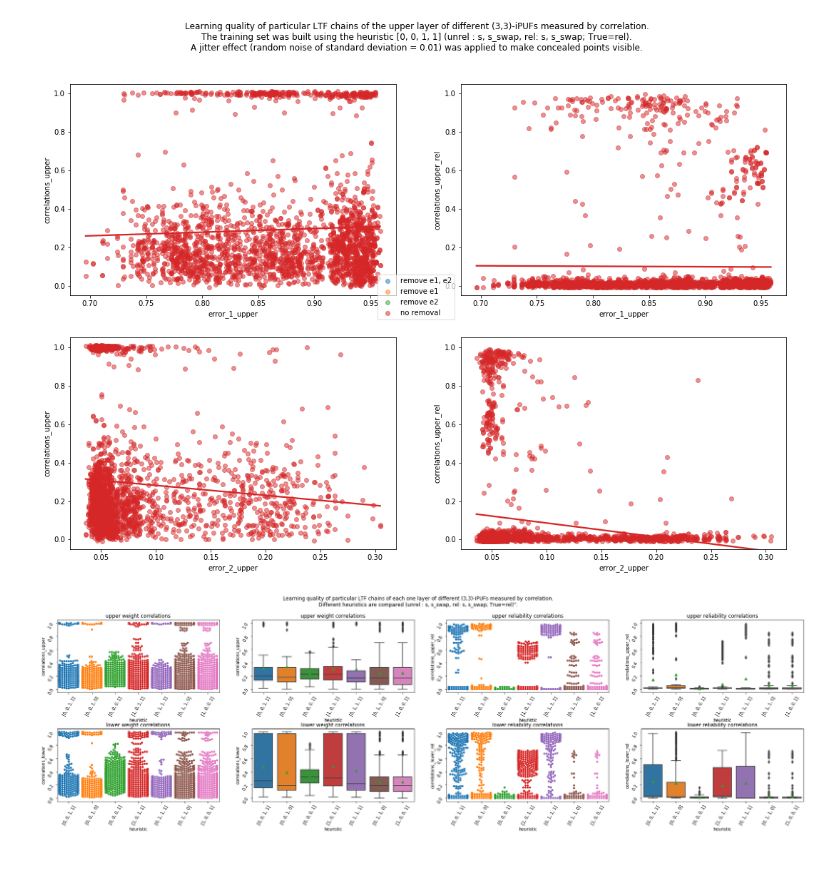
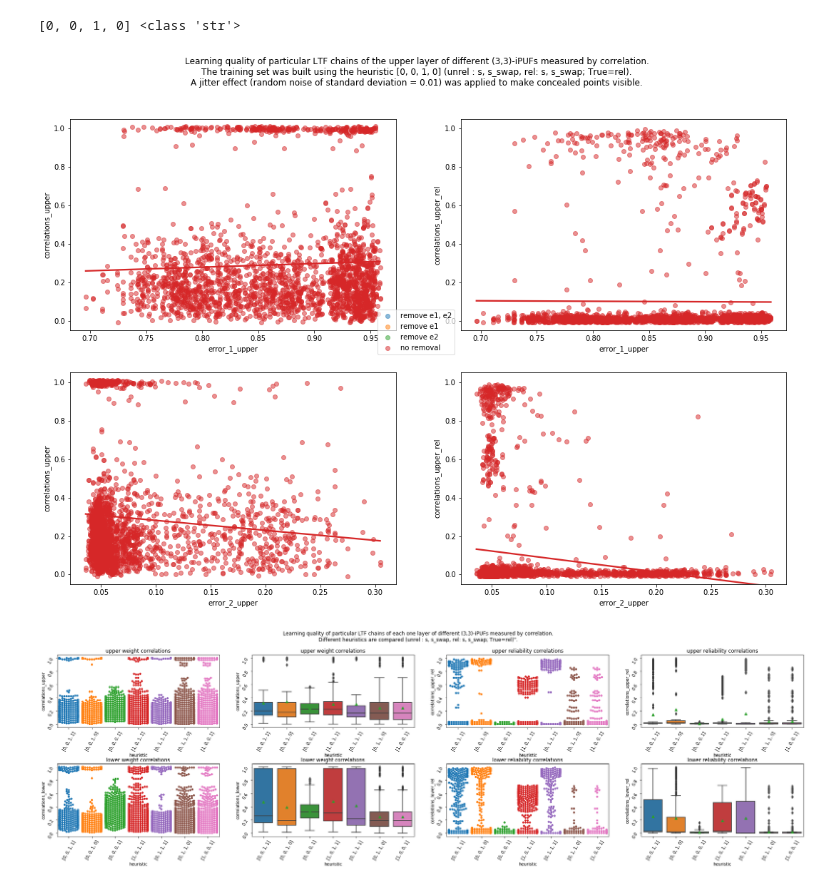
Before and after one commit to nils-wisiol/pypuf, a Jupyter notebook: visualize_custom_layer_attack_statistics.ipynb, the cells around one changed output. Saved outputs shown, nothing was run; the diff lists cells and outputs as text; code cells hidden in the pictures.

```diff
--- a/visualize_custom_layer_attack_statistics.ipynb
+++ b/visualize_custom_layer_attack_statistics.ipynb
@@ -6,7 +6,7 @@ from pandas import read_csv, DataFrame
 from seaborn import scatterplot, regplot, boxplot, swarmplot
 
 
-df = read_csv('~/workspace/work/pypuf/results/ipuf.custom_layer_attack.csv')
+df = read_csv('~/workspace/work/pypuf/results/ipuf.custom_layer_attack_100.csv')
 
 # errors: layer, chains_up, chains_down
 k_up = df['k_up'][0]
@@ -46,7 +46,7 @@ ncols = 2
 fig, axes = subplots(nrows=nrows, ncols=ncols, figsize=(18, 12))
 separate = False
 layer = 'upper'
-heuristic = data[data['layer'] == layer]['heuristic'].iloc[0]
+heuristic = '[0, 0, 1, 0]'  # data[data['layer'] == layer]['heuristic'].iloc[0]
 jitter = 0.01
 filtered_data = data[
     (data['separate'] == separate) &
@@ -59,34 +59,35 @@ for i in range(nrows):
         kind = '' if i == 0 else '_rel'
         for rm_error_1 in [True, False]:
             for rm_error_2 in [True, False]:
                 l = "remove e1, e2" if rm_error_1 and rm_error_2 \
                 else "remove e1" if rm_error_1 \
                 else "remove e2" if rm_error_2 \
                 else "no removal"
                 regplot(
                     x=filtered_data[
                         (filtered_data['remove_error_1'] == rm_error_1) &
                         (filtered_data['remove_error_2'] == rm_error_2)][f'error_{j + 1}_{layer}'
                     ],
                     y=filtered_data[
                         (filtered_data['remove_error_1'] == rm_error_1) &
                         (filtered_data['remove_error_2'] == rm_error_2)][f'correlations_{layer}{kind}'
                     ],
                     ci=0,
                     ax=axes[j, i],
                     label=l,
                     scatter_kws={'alpha':0.5},
                     y_jitter=jitter,
                 )
 handles, labels = axes[0, 0].get_legend_handles_labels()
 fig.legend(handles, labels, loc='center', framealpha=0.7)
 fig.suptitle(f'Learning quality of particular LTF chains of the {layer} layer of different (3,3)-iPUFs '
              f'measured by correlation.\nThe training set was built using '
              f'{"fresh CRPs on the layer" if separate else f"the heuristic {heuristic} (unrel : s, s_swap, rel: s, s_swap; True=rel)"}.\n'
              f'A jitter effect (random noise of standard deviation = {jitter}) was applied to make concealed points visible.')
 savefig(fname=f'figures/rel-based_attack_on_ipuf_{layer}_chains_statistics{"_separate" if separate else ""}.pdf', dpi=300)
 # %% [output]
+[0, 0, 1, 0] <class 'str'>
-[figure, old version]
+[figure, new version]
 # %%
 nrows = 2
 ncols = 4
```
Also changed, not shown: 2 other files.
